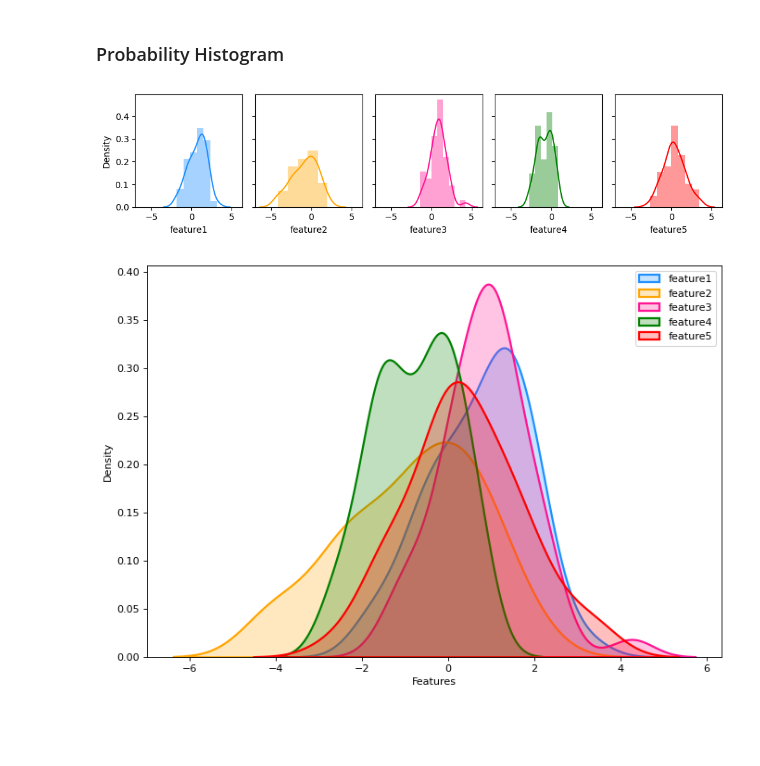
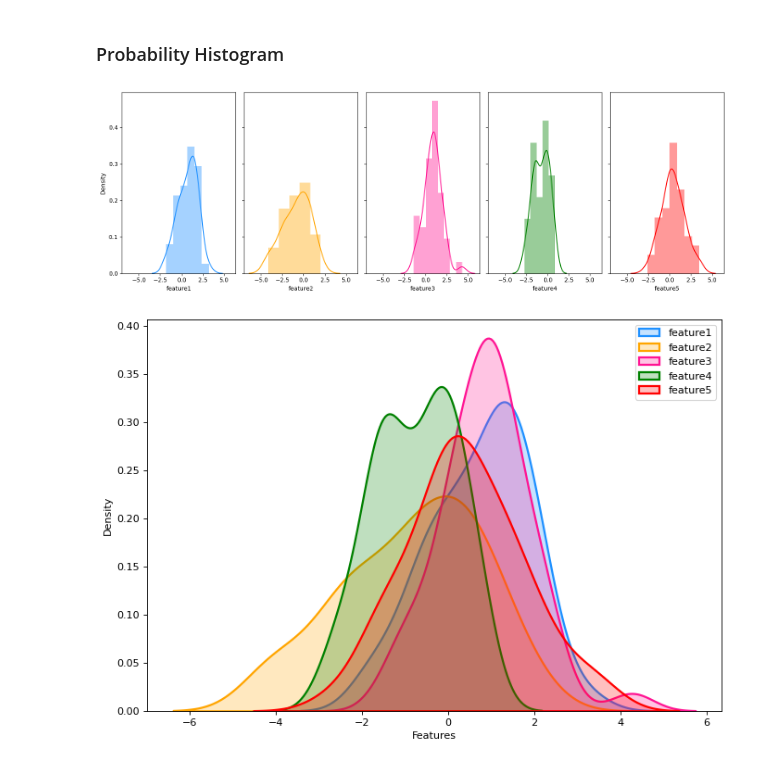
Before and after one commit to HSEDataAnalysis/LAB1_EDA, a Jupyter notebook: main.ipynb, the cells around one changed output. Cells and saved outputs as stored; diff of their text form; code cells hidden in the pictures; blank space fills up the shorter version.

Commit message:
Added more visualization

```diff
--- a/main.ipynb
+++ b/main.ipynb
@@ -78,15 +75,15 @@ df.describe()
 # %% [markdown]
 ### Probability Histogram
 # %%
-fig, axes = plt.subplots(1, 5, figsize=(10,2.5), dpi=100, sharex=True, sharey=True)
+fig, axes = plt.subplots(1, 5, figsize=(15, 5), dpi=100, sharex=True, sharey=True)
 colors = ['dodgerblue', 'orange', 'deeppink', 'green', 'red']
 
 for feature, ax, color in zip(df, axes, colors):
     sns.distplot(df[feature], ax=ax, color=color)
 
 plt.tight_layout();
 # %% [output]
-[figure, old version]
+[figure, new version]
 # %%
 kwargs = dict(hist_kws={'alpha':.6}, kde_kws={'shade': True, 'linewidth':2})
 colors = ['dodgerblue', 'orange', 'deeppink', 'green', 'red']
```
Also changed, not shown: parts of 31 cells of this notebook.
